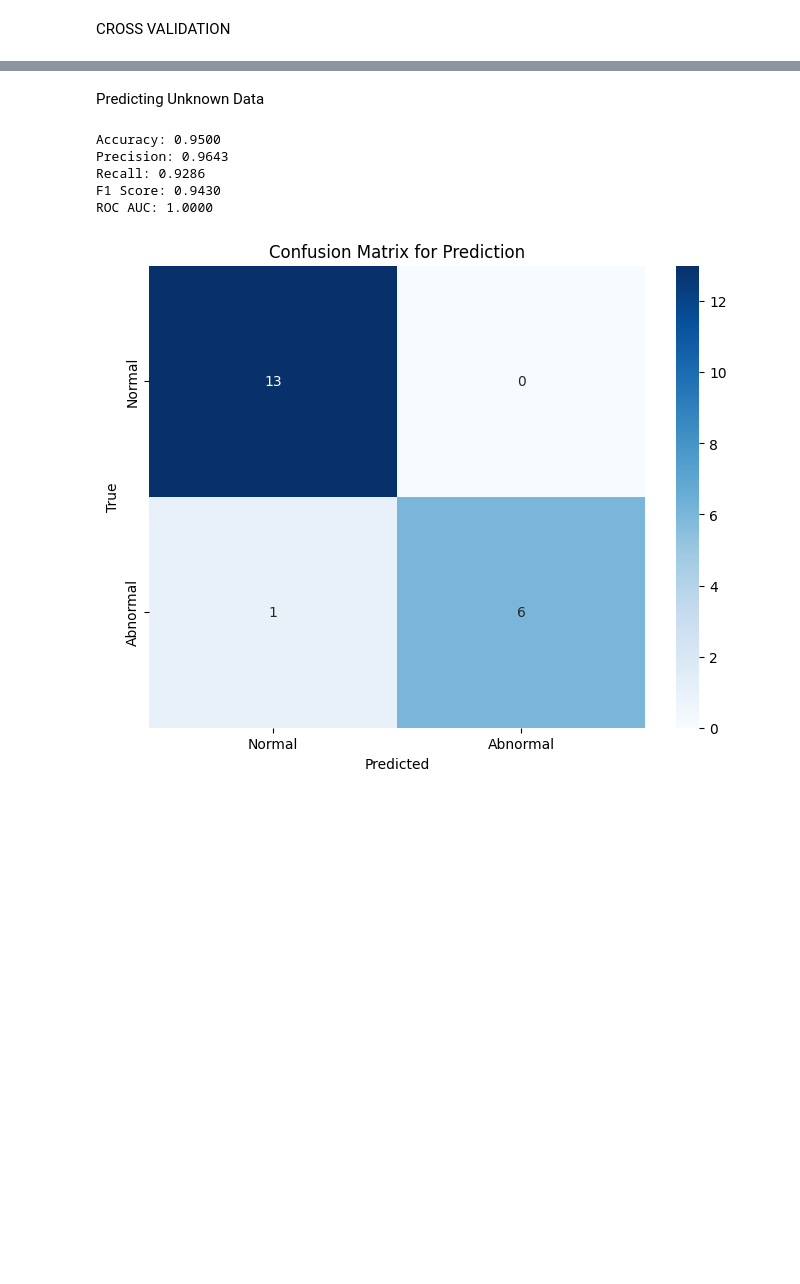
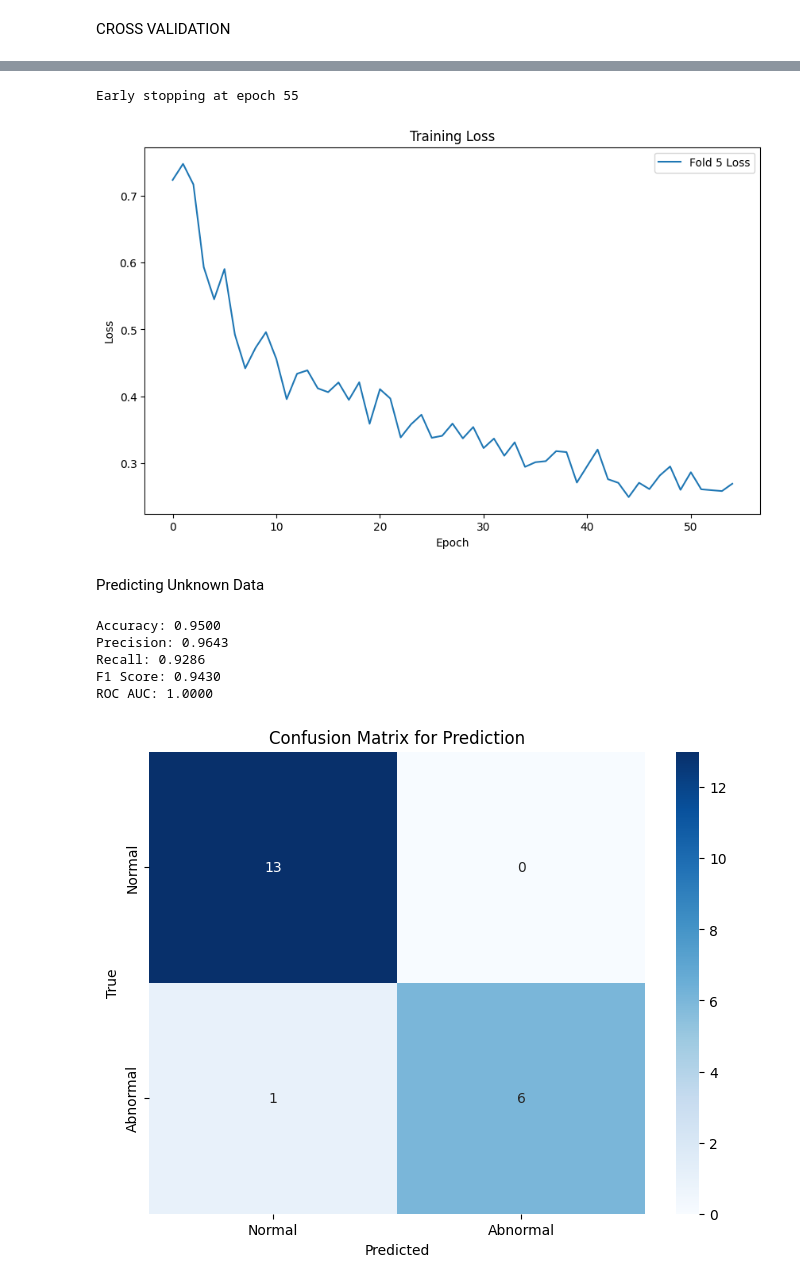
Before and after one commit to HarryYang0512/LowerBackPain, a Jupyter notebook: Advanced_GNN.ipynb, the cells around one changed output, grey strips where cells are left out. Drawn from its saved outputs; the diff is of its cells as text; code cells hidden in the pictures; blank space fills up the shorter version.

```diff
--- a/Advanced_GNN.ipynb
+++ b/Advanced_GNN.ipynb
@@ -322,3 +318,64 @@ ROC AUC: 0.9952 ± 0.0084
+# %%
+# Create lists to hold the results for plotting
+Count = 1
+loss_values_folds = []
+confusion_matrices = []
+roc_curves = []
+
+# Create Data objects for training and testing sets
+train_data = create_graph_data(node_features, labels)
+
+# Create DataLoader instances
+train_loader = GeometricDataLoader([train_data], batch_size = 1, shuffle = True)
+
+# Initialize and retrain the model with the best parameters
+model = AdvancedGNNModel(num_node_features=12, num_classes=2, dropout=best_params['dropout'])
+optimizer = torch.optim.Adam(model.parameters(), lr=best_params['learning_rate'], weight_decay=best_params['weight_decay'])
+criterion = torch.nn.CrossEntropyLoss()
+
+# Train the model with early stopping
+epochs = 200
+early_stopping_patience = 10
+best_loss = float('inf')
+patience_counter = 0
+training_losses = []
+
+# Retrain on the fold's training data
+for epoch in range(epochs):
+    model.train()
+    epoch_loss = 0
+    for batch in train_loader:
+        optimizer.zero_grad()
+        out = model(batch)
+        loss = criterion(out, batch.y)
+        loss.backward()
+        optimizer.step()
+        epoch_loss += loss.item()
+
+    # Early stopping
+    epoch_loss /= len(train_loader)
+    training_losses.append(epoch_loss)
+    if epoch_loss < best_loss:
+        best_loss = epoch_loss
+        patience_counter = 0
+    else:
+        patience_counter += 1
+        if patience_counter >= early_stopping_patience:
+            print(f"Early stopping at epoch {epoch+1}")
+            Count = Count + 1
+            break
+
+# Plot Training Loss for Current Fold
+plt.figure(figsize=(10, 6))
+plt.plot(training_losses, label=f'Fold {fold + 1} Loss')
+plt.xlabel('Epoch')
+plt.ylabel('Loss')
+plt.title(f'Training Loss')
+plt.legend()
+plt.show()
+# %% [output]
+Early stopping at epoch 55
+[figure, added]
 # %% [markdown]
 Predicting Unknown Data
 # %%
```
Also changed, not shown: parts of 6 cells of this notebook.
